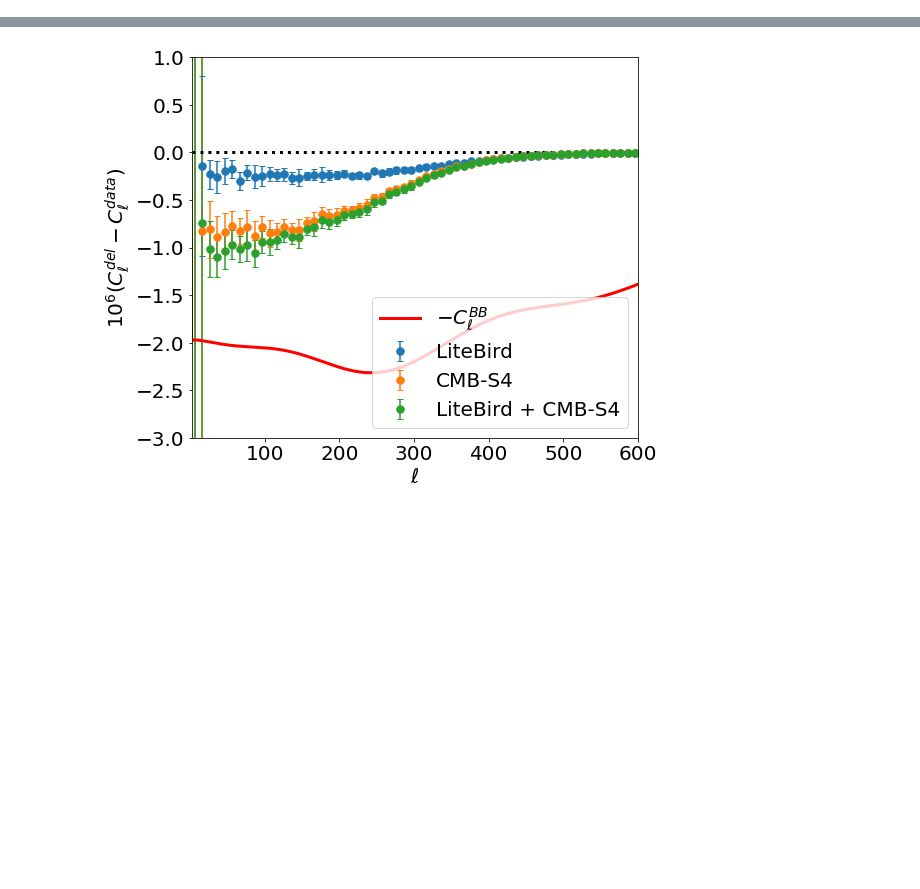
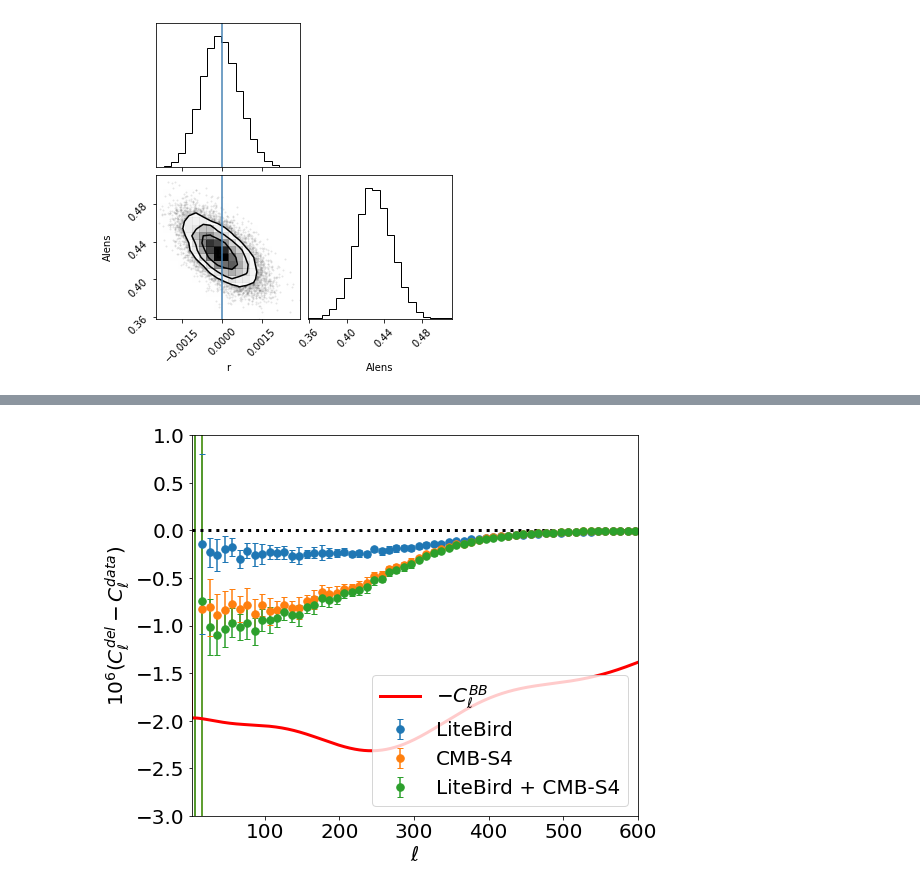
Before and after one commit to antolonappan/s4bird, a Jupyter notebook: Notebooks/z_LB_delensing.ipynb, the cells around one changed output, grey strips where cells are left out. Cells and saved outputs as stored; diff of their text form; code cells hidden in the pictures; blank space fills up the shorter version.

```diff
--- a/Notebooks/z_LB_delensing.ipynb
+++ b/Notebooks/z_LB_delensing.ipynb
@@ -19 +24,5 @@ Workspace intializing from /global/cscratch1/sd/lonappan/S4BIRD/LiteBird/RS/Pseu
+# %%
+method.lh_lib.plot_posterior()
+# %% [output]
+[figure, added]
 # %%
```
Also changed, not shown: parts of 4 cells of this notebook, 19 other files.
